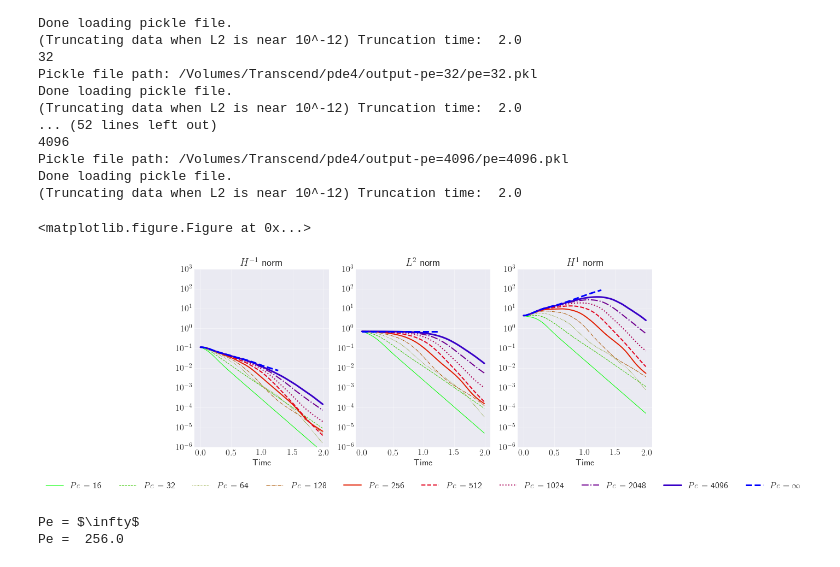
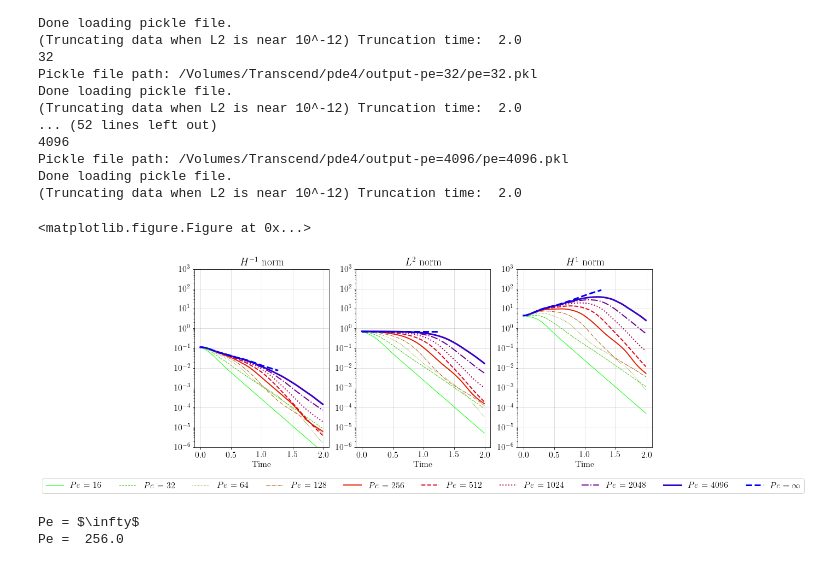
Before and after one commit to cjm715/lit, a Jupyter notebook: post_process.ipynb, the cells around one changed output. Drawn from its saved outputs; the diff is of its cells as text; code cells hidden in the pictures.

```diff
--- a/post_process.ipynb
+++ b/post_process.ipynb
@@ -139,79 +139,78 @@ plt.rc('font', family='serif', size=16)
 
 pltnum = 0
 
-with plt.style.context(('seaborn-darkgrid')):
-    f, axes = plt.subplots(1,3,figsize=(15,6))
+f, axes = plt.subplots(1,3,figsize=(15,6))
 
 
 
-    for i in [0,1,2]:
+for i in [0,1,2]:
 
-        pltnum = 0
-        color=iter(plt.cm.brg_r(np.linspace(0,2,final_ind + 2)))
-        for j in range(0,final_ind,2):
-            time = time_list[j][:ind_list[j]]
+    pltnum = 0
+    color=iter(plt.cm.brg_r(np.linspace(0,2,final_ind + 2)))
+    for j in range(0,final_ind,2):
+        time = time_list[j][:ind_list[j]]
 
-            if i ==0:
-                norm = hm1_list[j][:ind_list[j]]
-            elif i == 1:
-                norm = l2_list[j][:ind_list[j]]
-            elif i == 2:
-                norm = h1_list[j][:ind_list[j]]
+        if i ==0:
+            norm = hm1_list[j][:ind_list[j]]
+        elif i == 1:
+            norm = l2_list[j][:ind_list[j]]
+        elif i == 2:
+            norm = h1_list[j][:ind_list[j]]
 
-            [style, width]=get_line_styling(pltnum)
-            c = next(color)
-            axes[i].semilogy(time, norm,
-                         label = '$Pe$ = %d'% Pe_list[j],
-                         linewidth = width,
-                         linestyle = style,
-                         color = c)
-
-            pltnum += 1
-
-        # ADD PE = \INFTY
         [style, width]=get_line_styling(pltnum)
         c = next(color)
-        if i == 0:
-            axes[i].semilogy(time_inf[:ind_inf], hm1_inf[:ind_inf],
-                     label = '$Pe = \infty$',
+        axes[i].semilogy(time, norm,
+                     label = '$Pe$ = %d'% Pe_list[j],
                      linewidth = width,
                      linestyle = style,
                      color = c)
-        elif i == 1:
-            axes[i].semilogy(time_inf[:ind_inf], l2_inf[:ind_inf],
+
+        pltnum += 1
+
+    # ADD PE = \INFTY
+    [style, width]=get_line_styling(pltnum)
+    c = next(color)
+    if i == 0:
+        axes[i].semilogy(time_inf[:ind_inf], hm1_inf[:ind_inf],
                  label = '$Pe = \infty$',
                  linewidth = width,
                  linestyle = style,
                  color = c)
-        elif i == 2:
-            axes[i].semilogy(time_inf[:ind_inf], h1_inf[:ind_inf],
+    elif i == 1:
+        axes[i].semilogy(time_inf[:ind_inf], l2_inf[:ind_inf],
              label = '$Pe = \infty$',
              linewidth = width,
              linestyle = style,
              color = c)
+    elif i == 2:
+        axes[i].semilogy(time_inf[:ind_inf], h1_inf[:ind_inf],
+         label = '$Pe = \infty$',
+         linewidth = width,
+         linestyle = style,
+         color = c)
 
-        axes[i].set_xlabel('Time')
-        axes[i].grid(alpha=0.5)
-        if constraint == 'energy':
-            axes[i].set_ylim([10.**(-14),10.**(3)])
-        elif constraint == 'enstrophy':
-            axes[i].set_ylim([10.**(-6),10.**(3)])
+    axes[i].set_xlabel('Time')
+    axes[i].grid(alpha=0.5)
+    if constraint == 'energy':
+        axes[i].set_ylim([10.**(-14),10.**(3)])
+    elif constraint == 'enstrophy':
+        axes[i].set_ylim([10.**(-6),10.**(3)])
 
 
-    axes[1].legend(loc='upper center', bbox_to_anchor=(0.5,-0.15), ncol = len(Pe_list)-6)
+axes[1].legend(loc='upper center', bbox_to_anchor=(0.5,-0.15), ncol = len(Pe_list)-6)
 
 
-    axes[0].set_title('$H^{-1}$ norm')
-    axes[1].set_title('$L^{2}$ norm')
-    axes[2].set_title('$H^{1}$ norm')
+axes[0].set_title('$H^{-1}$ norm')
+axes[1].set_title('$L^{2}$ norm')
+axes[2].set_title('$H^{1}$ norm')
 
-    #f.subplots_adjust(wspace = 0.05, bottom=0.0, left=0.0, top = 1.0, right=1.0)
-    #f.subplots_adjust(wspace = 0.15)
-    plt.savefig(manuscript_image_folder+constraint+'_norms.eps',dpi = 300, format = 'eps',bbox_inches='tight')
-    plt.show()
+#f.subplots_adjust(wspace = 0.05, bottom=0.0, left=0.0, top = 1.0, right=1.0)
+#f.subplots_adjust(wspace = 0.15)
+plt.savefig(manuscript_image_folder+constraint+'_norms.eps',dpi = 300, format = 'eps',bbox_inches='tight')
+plt.show()
 # %% [output]
 <matplotlib.figure.Figure at 0x...>
-[figure, old version]
+[figure, new version]
 # %%
 
 #final_time = time_list[pe_ind][ind_list[pe_ind]]
```
Also changed, not shown: parts of 2 cells of this notebook, 15 other files.
